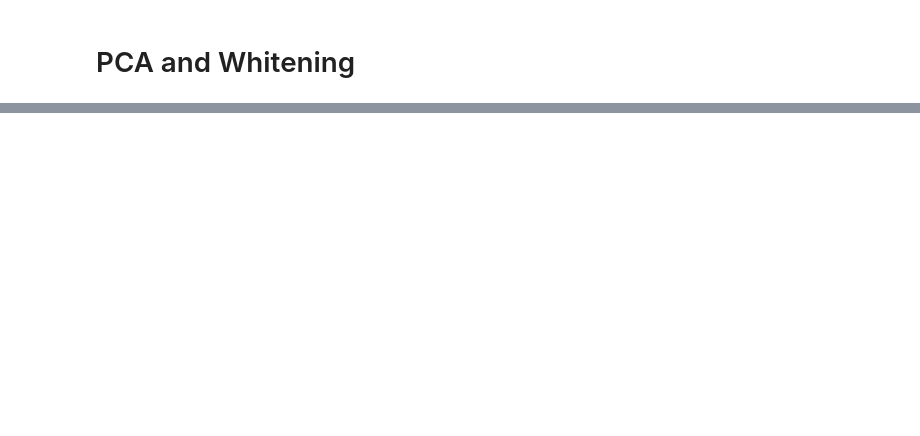
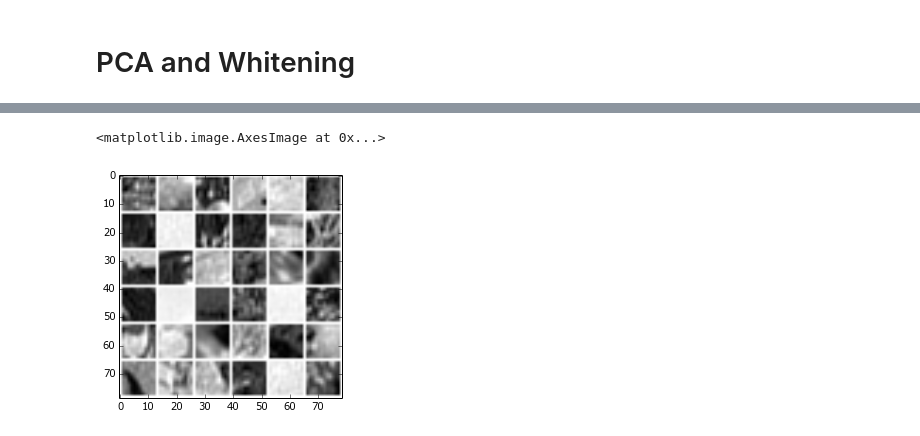
Before and after one commit to ssierral/taller4ML, a Jupyter notebook: PCA and Whitening.ipynb, the cells around one changed output, grey strips where cells are left out. Cells and saved outputs as stored; diff of their text form; code cells hidden in the pictures; blank space fills up the shorter version.

```diff
--- a/PCA and Whitening.ipynb
+++ b/PCA and Whitening.ipynb
@@ -148,0 +206,9 @@ x[0].shape
+# %%
+xHat = np.dot(u[:, 0:k].transpose(), x)
+xHat = np.dot(u[:, 0:k], xHat)
+
+imageHat = display_network(xHat[:, randsel])
+plt.imshow(imageHat, cmap=matplotlib.cm.gray)
+# %% [output]
+<matplotlib.image.AxesImage at 0x...>
+[figure, added]
```
Also changed, not shown: parts of 28 cells of this notebook, 1 other file.
